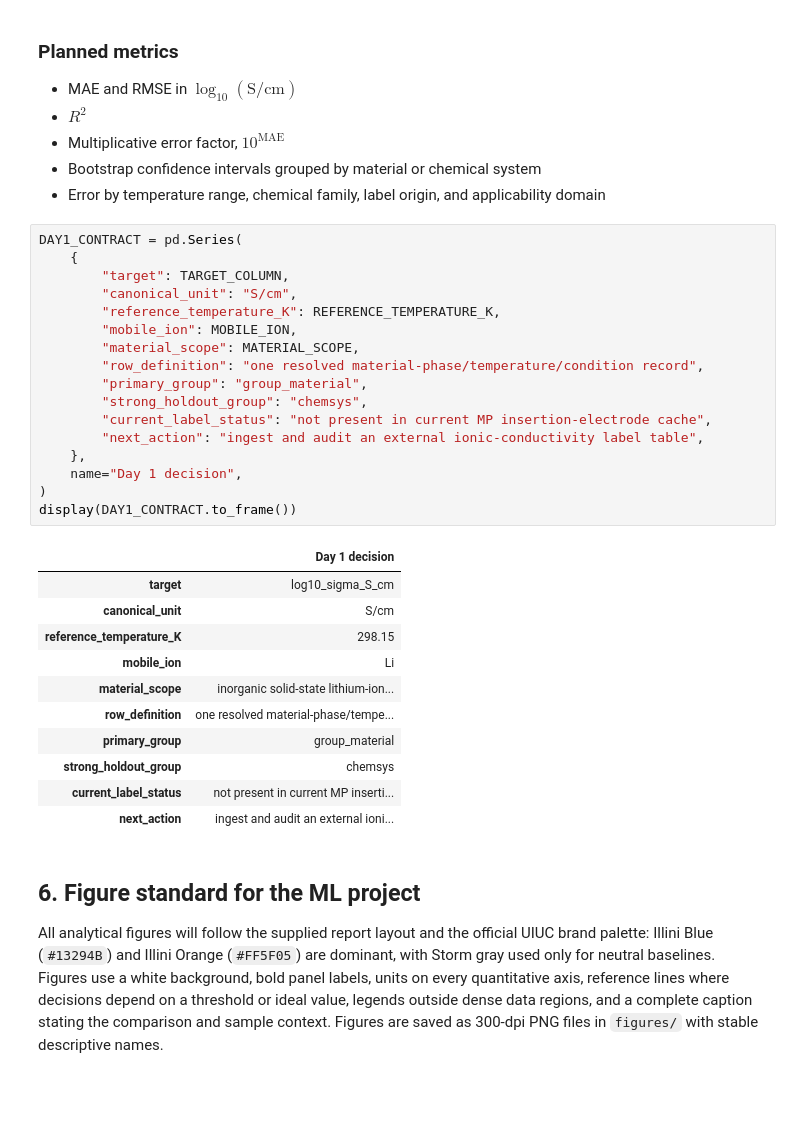
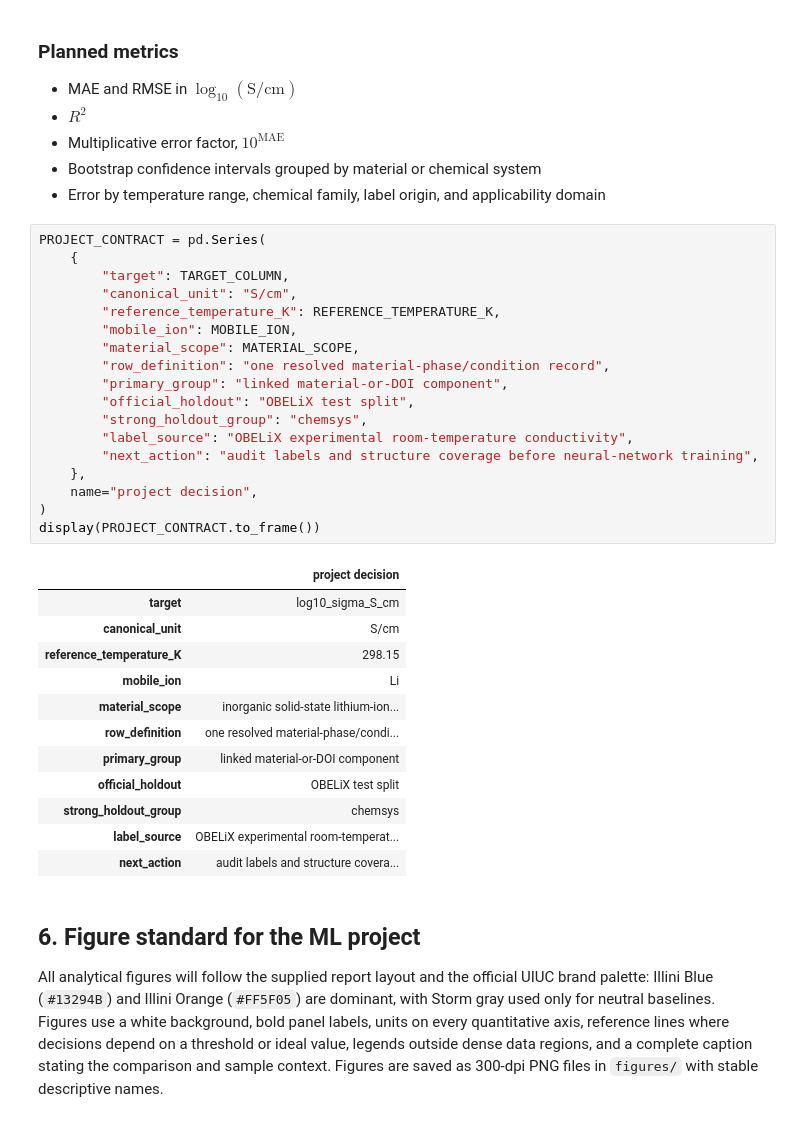
Before and after one commit to ZJYang-96485/Physics-Informed-Neural-Network-and-Multiscale-Simulations-for-Lithium-Ion-Conductors, a Jupyter notebook: battery_materials_project.ipynb, the cells around one changed output. Drawn from its saved outputs; the diff is of its cells as text; blank space fills up the shorter version.

```diff
--- a/battery_materials_project.ipynb
+++ b/battery_materials_project.ipynb
@@ -484,34 +476,36 @@ Migration barriers or defect energies may later be evaluated in a separate enhan
 - Bootstrap confidence intervals grouped by material or chemical system
 - Error by temperature range, chemical family, label origin, and applicability domain
 # %%
-DAY1_CONTRACT = pd.Series(
+PROJECT_CONTRACT = pd.Series(
     {
         "target": TARGET_COLUMN,
         "canonical_unit": "S/cm",
         "reference_temperature_K": REFERENCE_TEMPERATURE_K,
         "mobile_ion": MOBILE_ION,
         "material_scope": MATERIAL_SCOPE,
-        "row_definition": "one resolved material-phase/temperature/condition record",
-        "primary_group": "group_material",
+        "row_definition": "one resolved material-phase/condition record",
+        "primary_group": "linked material-or-DOI component",
+        "official_holdout": "OBELiX test split",
         "strong_holdout_group": "chemsys",
-        "current_label_status": "not present in current MP insertion-electrode cache",
-        "next_action": "ingest and audit an external ionic-conductivity label table",
+        "label_source": "OBELiX experimental room-temperature conductivity",
+        "next_action": "audit labels and structure coverage before neural-network training",
     },
-    name="Day 1 decision",
+    name="project decision",
 )
-display(DAY1_CONTRACT.to_frame())
+display(PROJECT_CONTRACT.to_frame())
 # %% [output]
-|  | Day 1 decision |
+|  | project decision |
 | target | log10_sigma_S_cm |
 | canonical_unit | S/cm |
 | reference_temperature_K | 298.15 |
 | mobile_ion | Li |
 | material_scope | inorganic solid-state lithium-ion... |
-| row_definition | one resolved material-phase/tempe... |
-| primary_group | group_material |
+| row_definition | one resolved material-phase/condi... |
+| primary_group | linked material-or-DOI component |
+| official_holdout | OBELiX test split |
 | strong_holdout_group | chemsys |
-| current_label_status | not present in current MP inserti... |
-| next_action | ingest and audit an external ioni... |
+| label_source | OBELiX experimental room-temperat... |
+| next_action | audit labels and structure covera... |
 # %% [markdown]
 ## 6. Figure standard for the ML project
 
```
Also changed, not shown: parts of 16 cells of this notebook, 6 other files.
